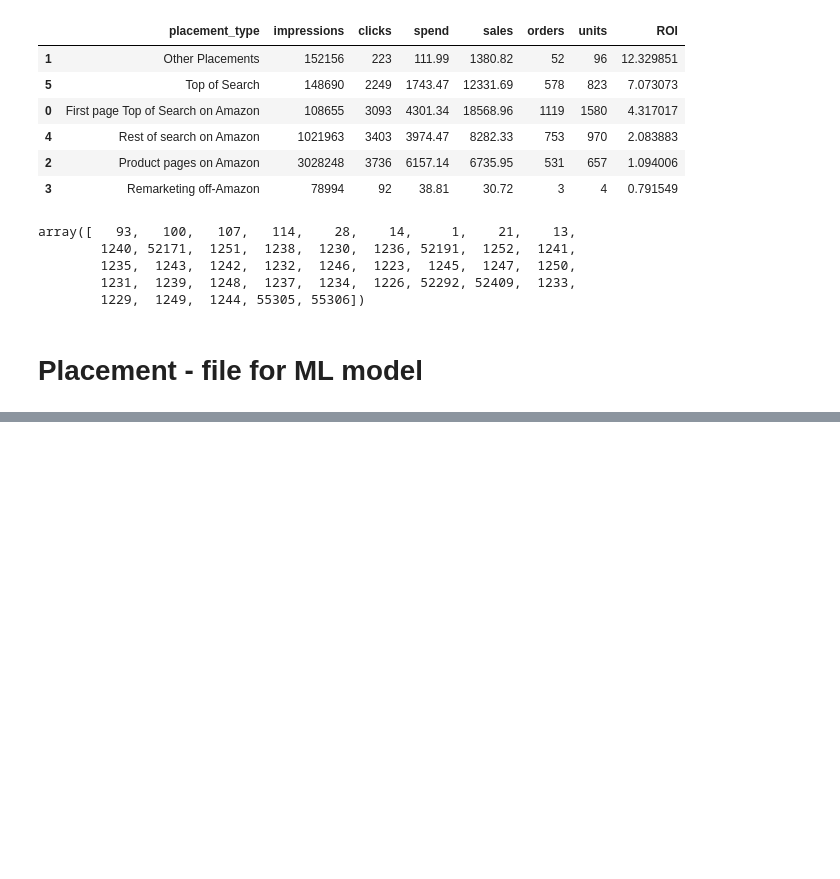
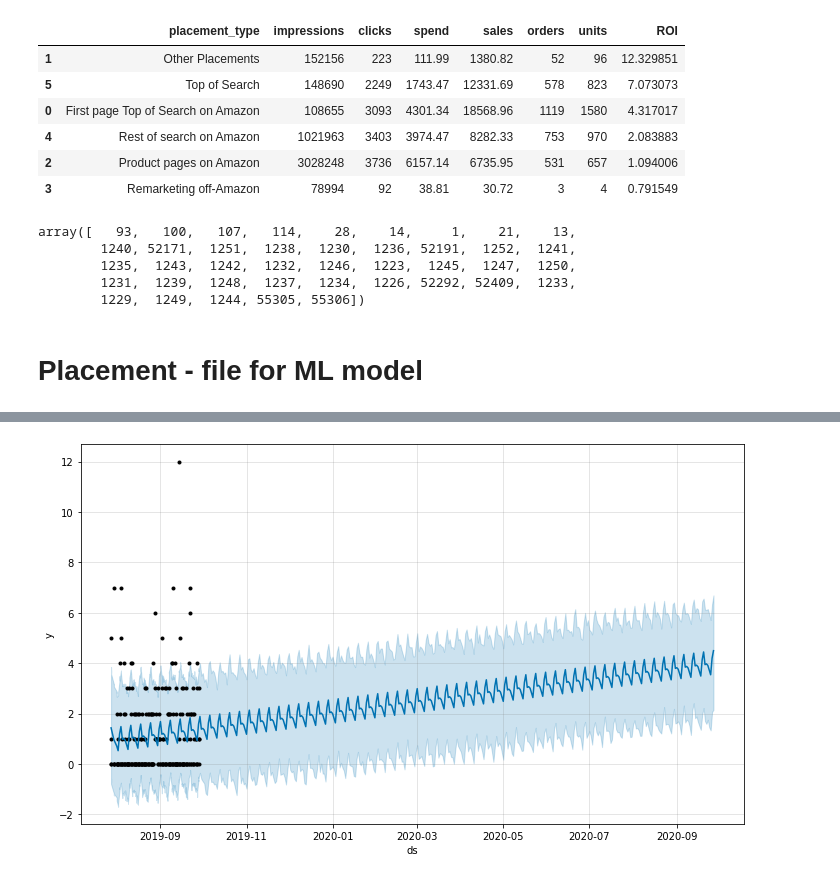
Before and after one commit to JuliaSokolova/amazon_-eCommerce_optimization, a Jupyter notebook: Placement EDA.ipynb, the cells around one changed output, grey strips where cells are left out. Saved outputs shown, nothing was run; the diff lists cells and outputs as text; code cells hidden in the pictures; blank space fills up the shorter version.

```diff
--- a/Placement EDA.ipynb
+++ b/Placement EDA.ipynb
@@ -114,0 +406,5 @@ placementML.to_csv('dataML/ML_placement.csv')
+# %%
+mask =  (time_data.portfolio == 2)
+data = time_data[mask]
+data.placement_type.unique()
+data = data[data.placement_type == 'First page Top of Search on Amazon']
@@ -114,0 +418,8 @@ placementML.to_csv('dataML/ML_placement.csv')
+# %%
+from fbprophet import Prophet
+m = Prophet()
+# %%
+df = data[['clicks', 'time']].rename(columns={"clicks": "y", "time": "ds"})
+m.fit(df)
+future = m.make_future_dataframe(periods=365)
+future.tail()
@@ -114,0 +435,3 @@ placementML.to_csv('dataML/ML_placement.csv')
+# %%
+forecast = m.predict(future)
+forecast[['ds', 'yhat', 'yhat_lower', 'yhat_upper']].tail()
@@ -114,0 +445,4 @@ placementML.to_csv('dataML/ML_placement.csv')
+# %%
+fig1 = m.plot(forecast)
+# %% [output]
+[figure, added]
```
Also changed, not shown: parts of 58 cells of this notebook.
